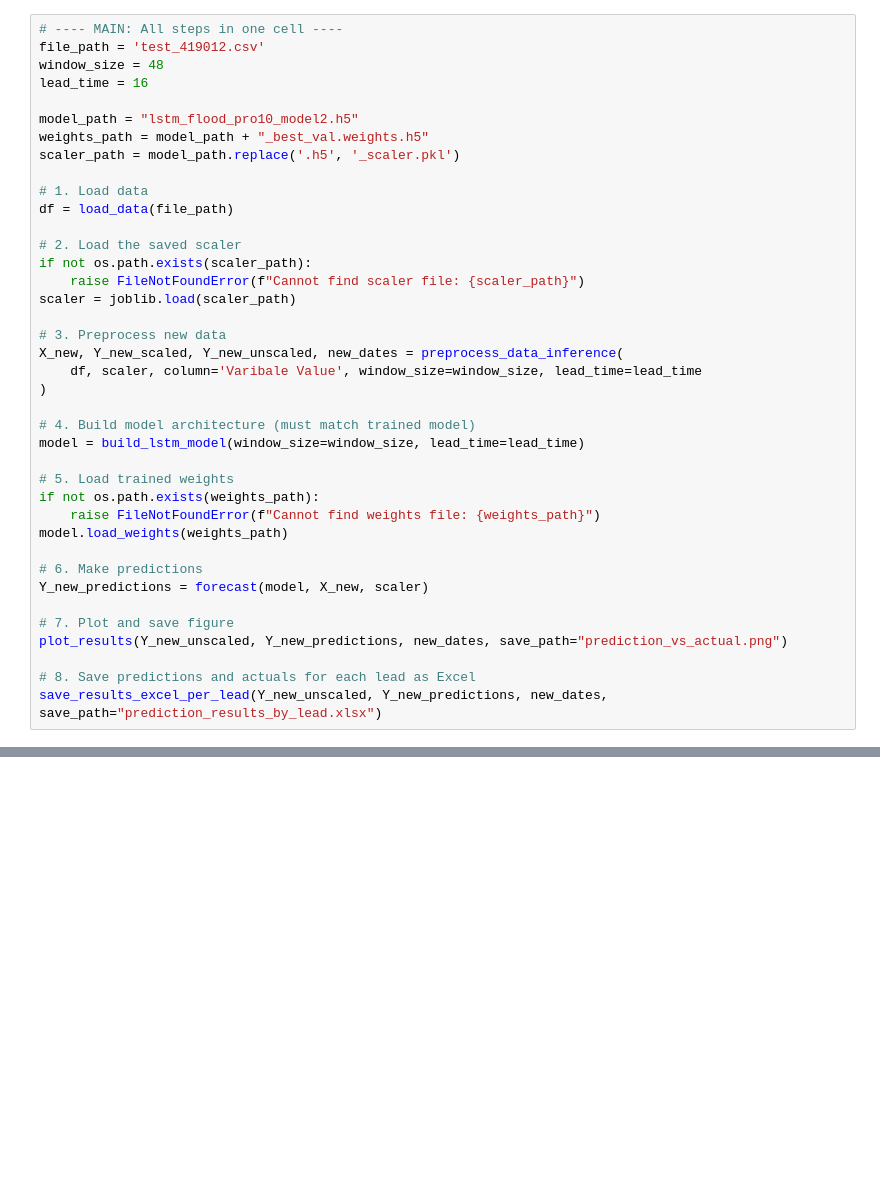
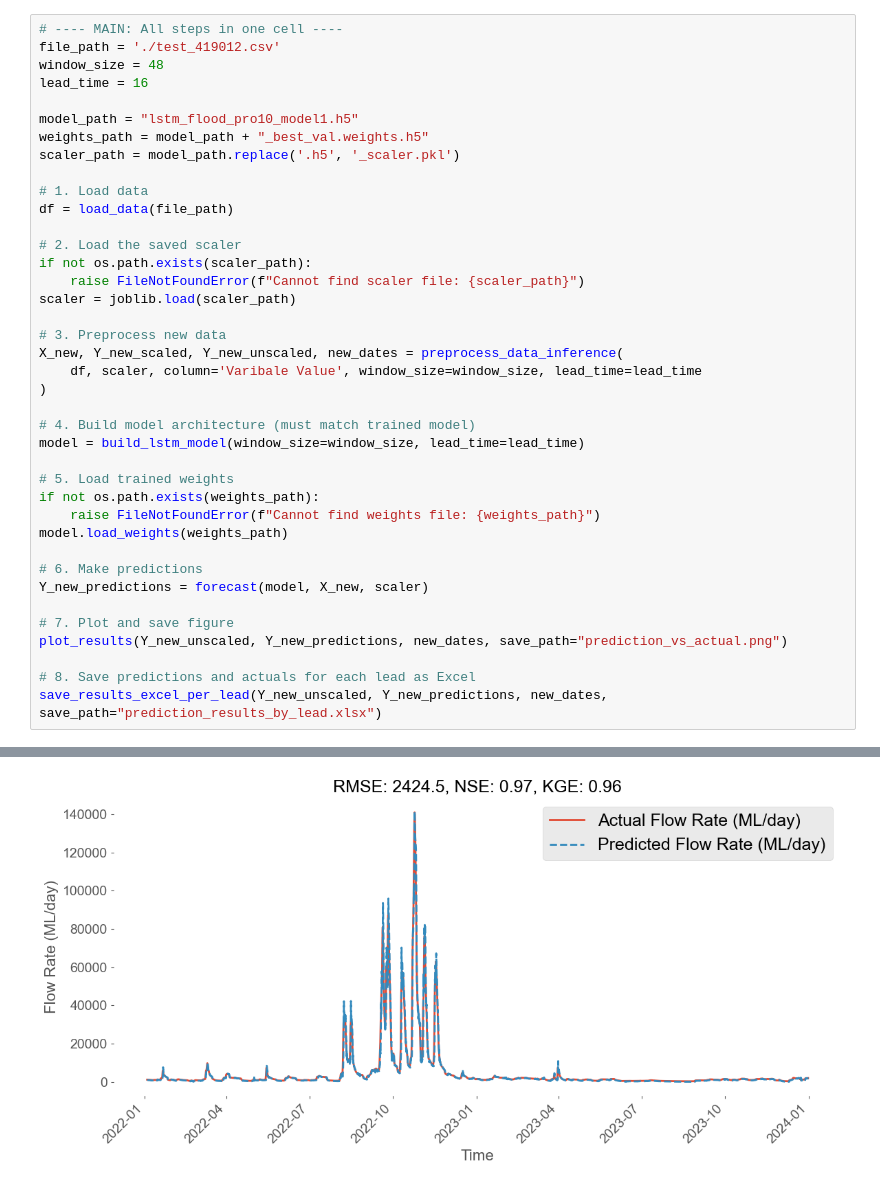
Before and after one commit to Alexzou0215/LSTM_flood_prediction, a Jupyter notebook: models/lstm_model1/model_testing(if host on colab).ipynb, the cells around one changed output, grey strips where cells are left out. Cells and saved outputs as stored; diff of their text form; blank space fills up the shorter version.

Commit message:
Clean up old files and add updated scripts for model1,model2,model3

```diff
--- a/models/lstm_model1/model_testing(if host on colab).ipynb
+++ b/models/lstm_model1/model_testing(if host on colab).ipynb
@@ -145,11 +152,11 @@ def save_results_excel_per_lead(actual, predicted, dates, save_path="prediction_
             df_lead.to_excel(writer, sheet_name=f"Lead_{lead+1}", index=False)
 # %%
 # ---- MAIN: All steps in one cell ----
-file_path = 'test_419012.csv'
+file_path = './test_419012.csv'
 window_size = 48
 lead_time = 16
 
-model_path = "lstm_flood_pro10_model2.h5"
+model_path = "lstm_flood_pro10_model1.h5"
 weights_path = model_path + "_best_val.weights.h5"
 scaler_path = model_path.replace('.h5', '_scaler.pkl')
 
@@ -182,3 +189,4 @@ plot_results(Y_new_unscaled, Y_new_predictions, new_dates, save_path="prediction
 
 # 8. Save predictions and actuals for each lead as Excel
 save_results_excel_per_lead(Y_new_unscaled, Y_new_predictions, new_dates, save_path="prediction_results_by_lead.xlsx")
+# %% [output]
@@ -184,0 +194 @@ save_results_excel_per_lead(Y_new_unscaled, Y_new_predictions, new_dates, save_p
+[figure, added]
```
Also changed, not shown: parts of 4 cells of this notebook, 15 other files.
